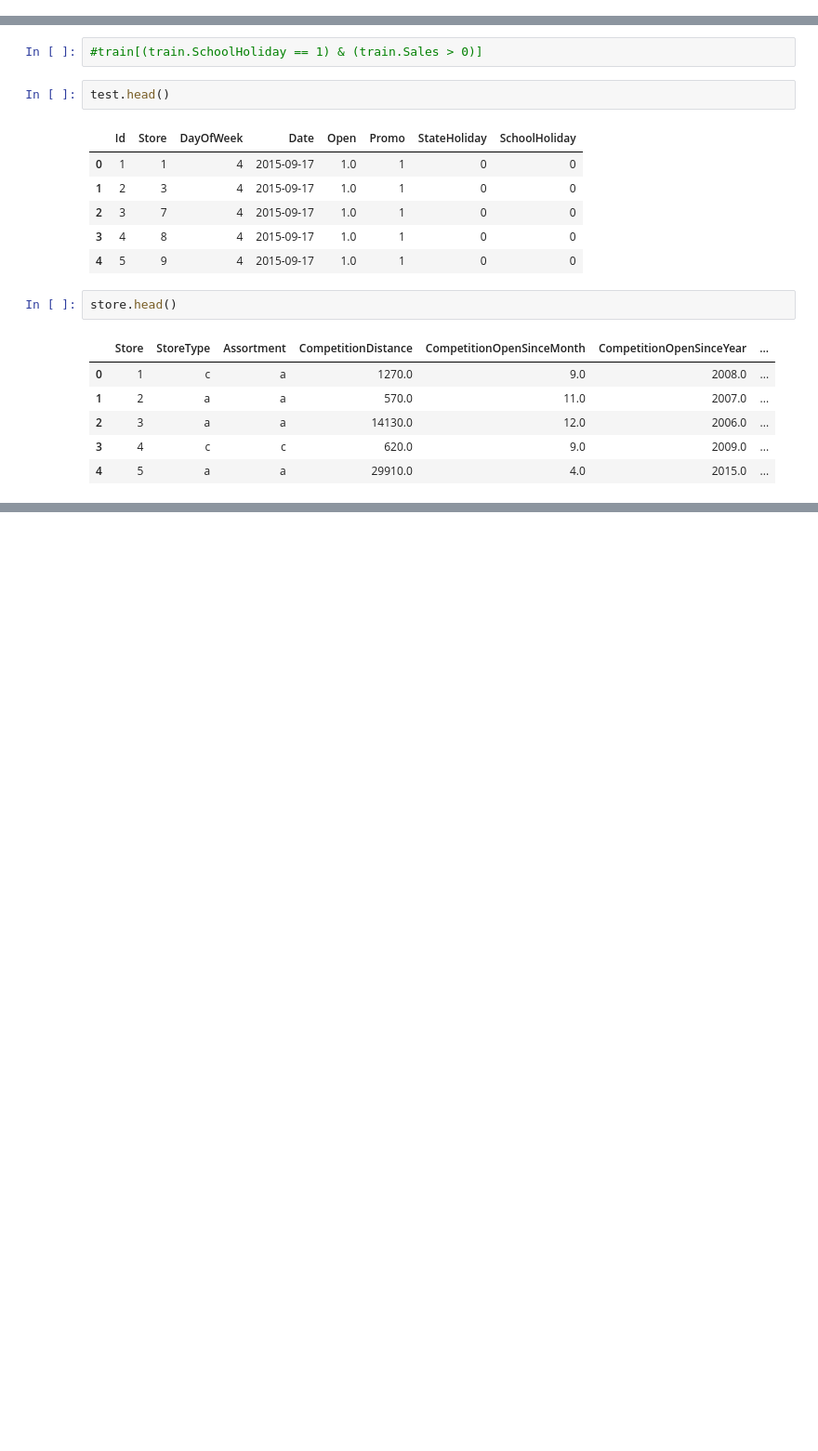
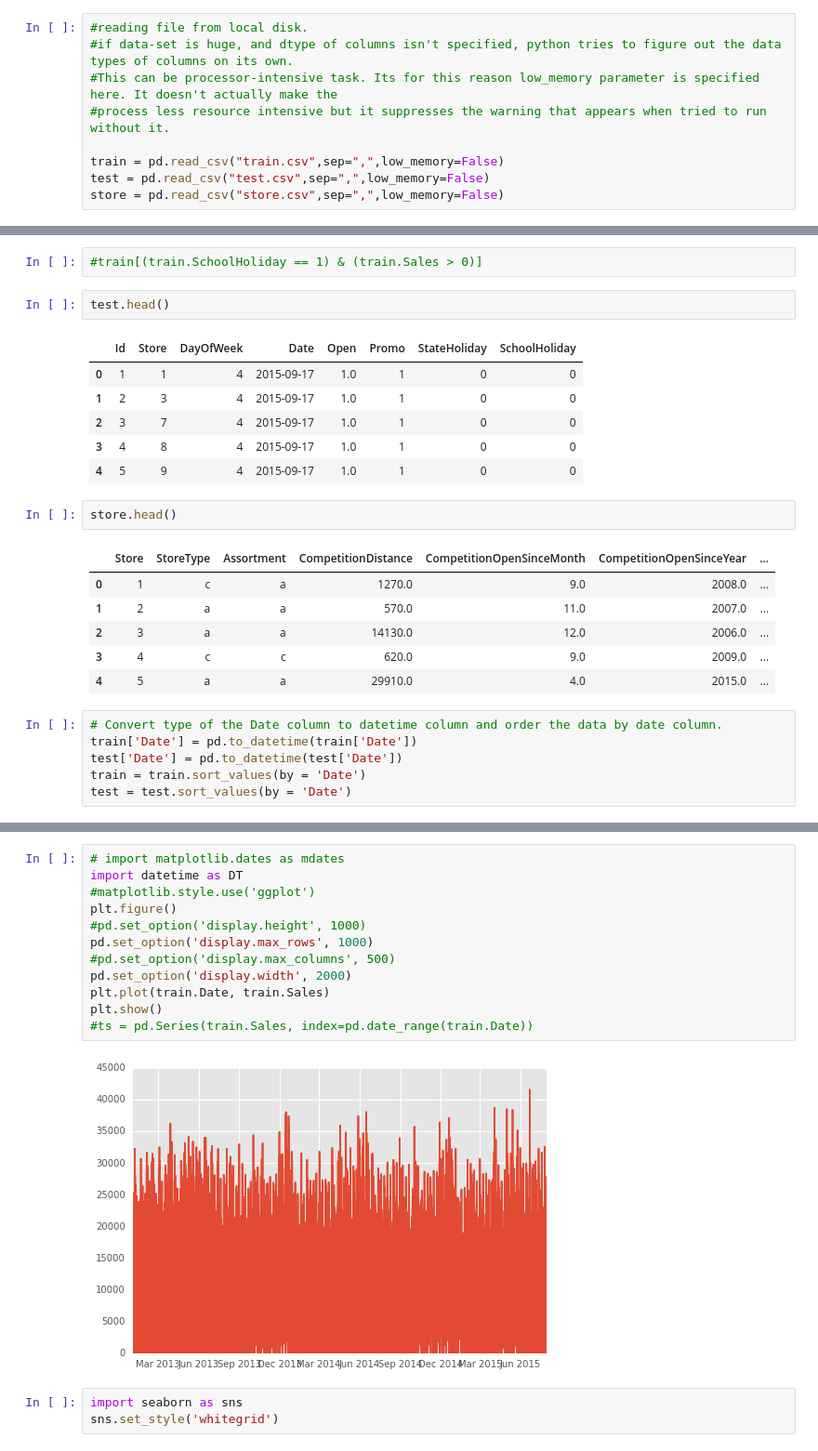
Before and after one commit to chaitu1385/RossmannKaggle, a Jupyter notebook: Data-Exploration/Rossmann Stores Forecasting.ipynb, the cells around one changed output, grey strips where cells are left out. Shown at 93% size. Drawn from its saved outputs; the diff is of its cells as text; blank space fills up the shorter version.

```diff
--- a/Data-Exploration/Rossmann Stores Forecasting.ipynb
+++ b/Data-Exploration/Rossmann Stores Forecasting.ipynb
@@ -26,3 +29,12 @@ store = pd.read_csv("store.csv")
+# %%
+#reading file from local disk.
+#if data-set is huge, and dtype of columns isn't specified, python tries to figure out the data types of columns on its own.
+#This can be processor-intensive task. Its for this reason low_memory parameter is specified here. It doesn't actually make the
+#process less resource intensive but it suppresses the warning that appears when tried to run without it.
+
+train = pd.read_csv("train.csv",sep=",",low_memory=False)
+test = pd.read_csv("test.csv",sep=",",low_memory=False)
+store = pd.read_csv("store.csv",sep=",",low_memory=False)
 # %%
 train.head()
 # %% [output]
@@ -121,3 +130,9 @@ store.head()
 | 2 | 3 | a | a | 14130.0 | 12.0 | 2006.0 | ... |
 | 3 | 4 | c | c | 620.0 | 9.0 | 2009.0 | ... |
 | 4 | 5 | a | a | 29910.0 | 4.0 | 2015.0 | ... |
+# %%
+# Convert type of the Date column to datetime column and order the data by date column.
+train['Date'] = pd.to_datetime(train['Date'])
+test['Date'] = pd.to_datetime(test['Date'])
+train = train.sort_values(by = 'Date')
+test = test.sort_values(by = 'Date')
@@ -123,0 +293,17 @@ store.head()
+# %%
+# import matplotlib.dates as mdates
+import datetime as DT
+#matplotlib.style.use('ggplot')
+plt.figure()
+#pd.set_option('display.height', 1000)
+pd.set_option('display.max_rows', 1000)
+#pd.set_option('display.max_columns', 500)
+pd.set_option('display.width', 2000)
+plt.plot(train.Date, train.Sales)
+plt.show()
+#ts = pd.Series(train.Sales, index=pd.date_range(train.Date))
+# %% [output]
+[figure, added]
+# %%
+import seaborn as sns
+sns.set_style('whitegrid')
```
Also changed, not shown: parts of 35 cells of this notebook.
